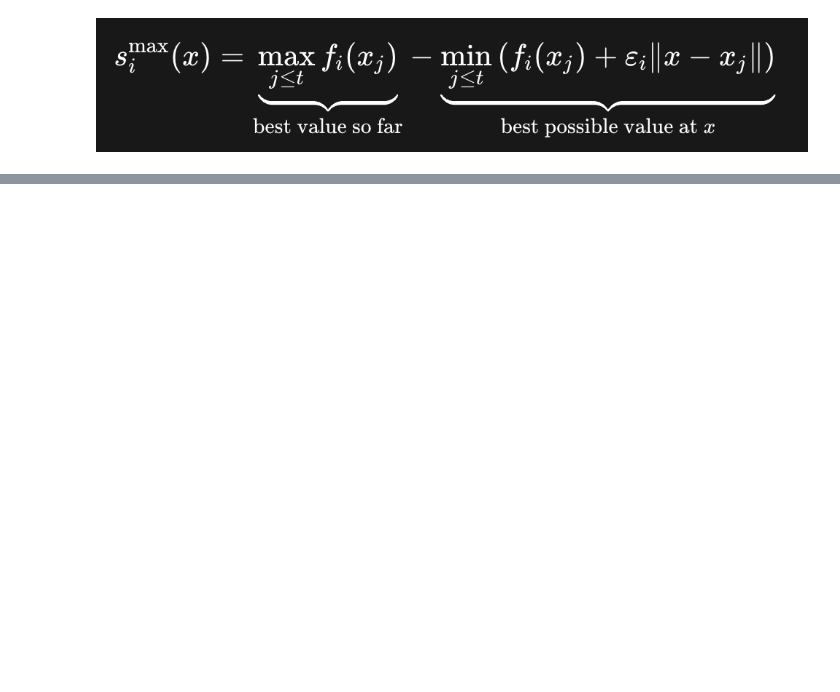
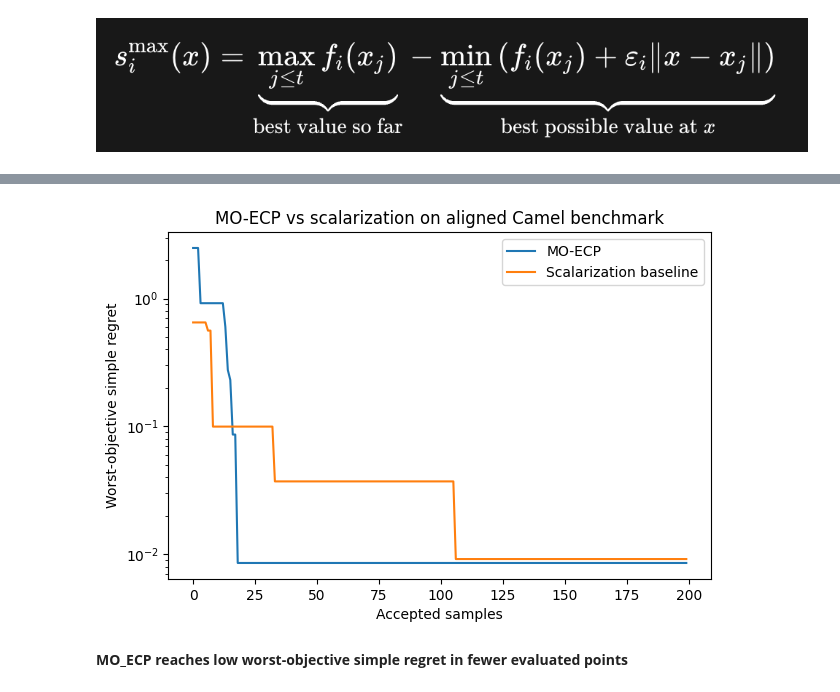
Before and after one commit to gondore/JustinLoi.github.io, a Jupyter notebook: notebooks/Tutorial_1_ECP_for_Global_Optimization_of_Available_Functions.ipynb, the cells around one changed output, grey strips where cells are left out. Cells and saved outputs as stored; diff of their text form; code cells hidden in the pictures; blank space fills up the shorter version.

```diff
--- a/notebooks/Tutorial_1_ECP_for_Global_Optimization_of_Available_Functions.ipynb
+++ b/notebooks/Tutorial_1_ECP_for_Global_Optimization_of_Available_Functions.ipynb
@@ -601,0 +718,34 @@ plt.show()
+# %%
+#defining a scalar base benchmark
+
+class CamelLike:
+    def __init__(self):
+        self.bounds = np.array([[-2, 2], [-1, 1]], dtype=float)
+        self.x_star = np.array([0.0898, -0.7126], dtype=float)
+
+    def evaluate_scalar(self, x):
+        x1, x2 = x
+        camel_neg = -((4 - 2.1*x1**2 + (x1**4)/3) * x1**2
+                      + x1*x2
+                      + (-4 + 4*x2**2) * x2**2)
+        # small tie-breaking penalty so there is one preferred maximizer
+        return camel_neg - 0.05 * np.linalg.norm(np.array(x) - self.x_star)
+
+
+base_f = CamelLike()
+x_star = base_f.x_star  # replace with true optimizer if different
+
+params = [
+    {"a": 1.0,  "b": 0.0,  "c": 0.15, "B": np.diag([1.0, 1.0])},
+    {"a": 1.05, "b": 0.1,  "c": 0.20, "B": np.diag([2.0, 0.5])},
+    {"a": 0.95, "b": -0.1, "c": 0.18, "B": np.diag([0.5, 2.0])},
+]
+
+f = make_aligned_objectives(base_f, x_star, params)
+
+points, values_list, epsilons = MO_ECP(f, n=200, epsilon_init=1e-2, tau=1.1, max_rejects=20)
+worst_regret, best_so_far_per_obj, opt_vals = evaluate_worst_regret(points, f, x_star=x_star)
+
+print("final epsilons:", epsilons)
+print("minima/maxima for each function:", opt_vals)
+print("final worst-objective regret:", worst_regret[-1])
@@ -601,0 +1045,14 @@ plt.show()
+# %%
+plt.figure(figsize=(7, 4.5))
+plt.plot(worst_regret, label="MO-ECP")
+plt.plot(scalar_worst_regret, label="Scalarization baseline")
+plt.xlabel("Accepted samples")
+plt.ylabel("Worst-objective simple regret")
+plt.title("MO-ECP vs scalarization on aligned Camel benchmark")
+plt.yscale("log")
+plt.legend()
+plt.show()
+# %% [output]
+[figure, added]
+# %% [markdown]
+**MO_ECP reaches low worst-objective simple regret in fewer evaluated points**
```
Also changed, not shown: parts of 52 cells of this notebook.
